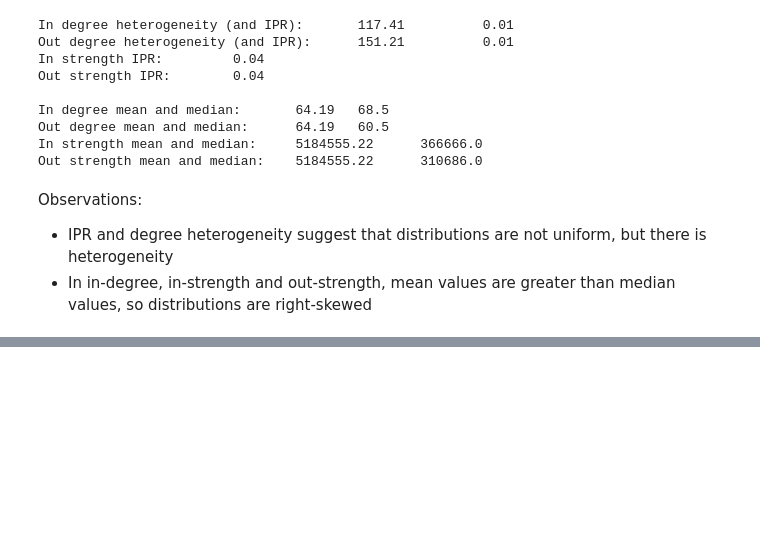
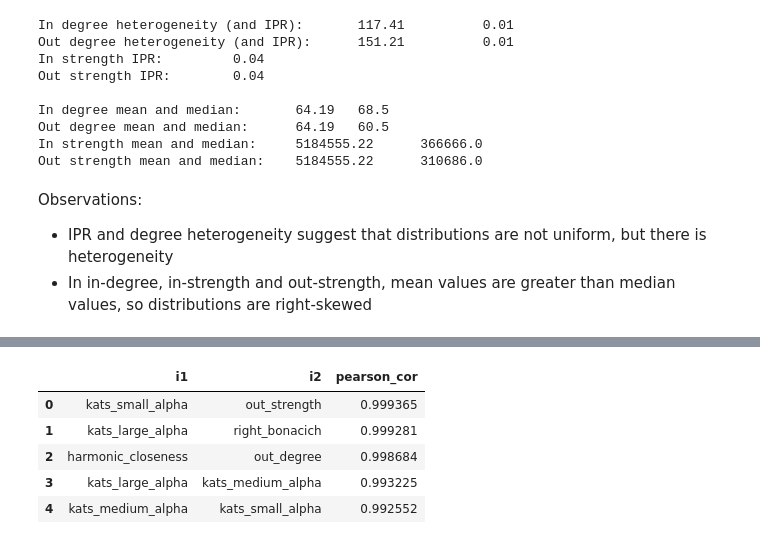
Before and after one commit to emanuelena49/fao-trade-network-analysis, a Jupyter notebook: fao_trade.ipynb, the cells around one changed output, grey strips where cells are left out. Saved outputs shown, nothing was run; the diff lists cells and outputs as text; code cells hidden in the pictures; blank space fills up the shorter version.

Commit message:
feat: centralities correlations

```diff
--- a/fao_trade.ipynb
+++ b/fao_trade.ipynb
@@ -906,0 +911,6 @@ Observations:
+# %%
+# calculate Pearson correlation between each pair of centrality indexes
+cormatrix = pd.DataFrame(np.corrcoef(centralities.to_numpy().T), columns=centralities.columns, index=centralities.columns)
+
+# display (as example) all the correlations of out_strength
+cormatrix["out_strength"]
@@ -906,0 +937,23 @@ Observations:
+# %%
+# turn the matrix into a list of pairs (i1, i2, pearson_cor),
+# sort by pearson_cor descending
+# (if we want to easily find out the most correlated pairs)
+
+corpairs = pd.melt(cormatrix.reset_index(), id_vars="index")\
+    .rename(columns={
+        "index": "i1",
+        "variable": "i2",
+        "value": "pearson_cor"
+    }).dropna()\
+    .query("i1 < i2")\
+    .sort_values(by="pearson_cor", ascending=False)\
+    .reset_index(drop=True)
+
+corpairs.head()
+# %% [output]
+|  | i1 | i2 | pearson_cor |
+| 0 | kats_small_alpha | out_strength | 0.999365 |
+| 1 | kats_large_alpha | right_bonacich | 0.999281 |
+| 2 | harmonic_closeness | out_degree | 0.998684 |
+| 3 | kats_large_alpha | kats_medium_alpha | 0.993225 |
+| 4 | kats_medium_alpha | kats_small_alpha | 0.992552 |
```
Also changed, not shown: parts of 2 cells of this notebook.
